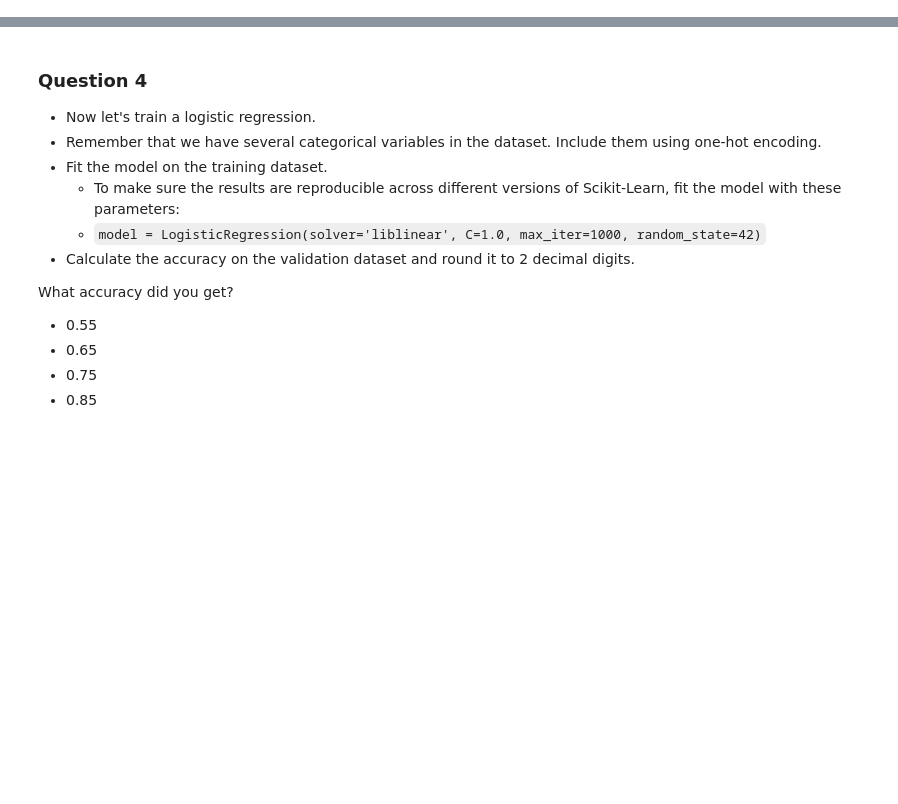
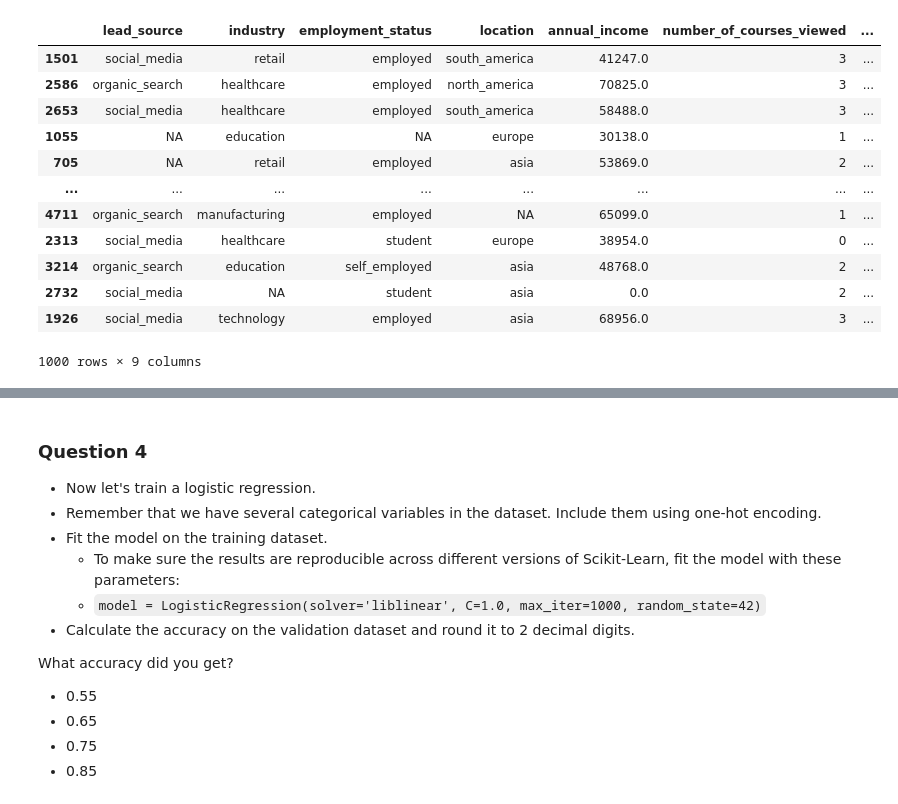
Before and after one commit to JAlblas/ml-zoomcamp, a Jupyter notebook: 03-classification/Homework #3.ipynb, the cells around one changed output, grey strips where cells are left out. Cells and saved outputs as stored; diff of their text form; code cells hidden in the pictures; blank space fills up the shorter version.

```diff
--- a/03-classification/Homework #3.ipynb
+++ b/03-classification/Homework #3.ipynb
@@ -73,0 +221,16 @@ Which of these variables has the biggest mutual information score?
+# %%
+df_test
+# %% [output]
+|  | lead_source | industry | employment_status | location | annual_income | number_of_courses_viewed | ... |
+| 1501 | social_media | retail | employed | south_america | 41247.0 | 3 | ... |
+| 2586 | organic_search | healthcare | employed | north_america | 70825.0 | 3 | ... |
+| 2653 | social_media | healthcare | employed | south_america | 58488.0 | 3 | ... |
+| 1055 | NA | education | NA | europe | 30138.0 | 1 | ... |
+| 705 | NA | retail | employed | asia | 53869.0 | 2 | ... |
+| ... | ... | ... | ... | ... | ... | ... | ... |
+| 4711 | organic_search | manufacturing | employed | NA | 65099.0 | 1 | ... |
+| 2313 | social_media | healthcare | student | europe | 38954.0 | 0 | ... |
+| 3214 | organic_search | education | self_employed | asia | 48768.0 | 2 | ... |
+| 2732 | social_media | NA | student | asia | 0.0 | 2 | ... |
+| 1926 | social_media | technology | employed | asia | 68956.0 | 3 | ... |
+1000 rows × 9 columns
```
Also changed, not shown: parts of 55 cells of this notebook, 2 other files.
